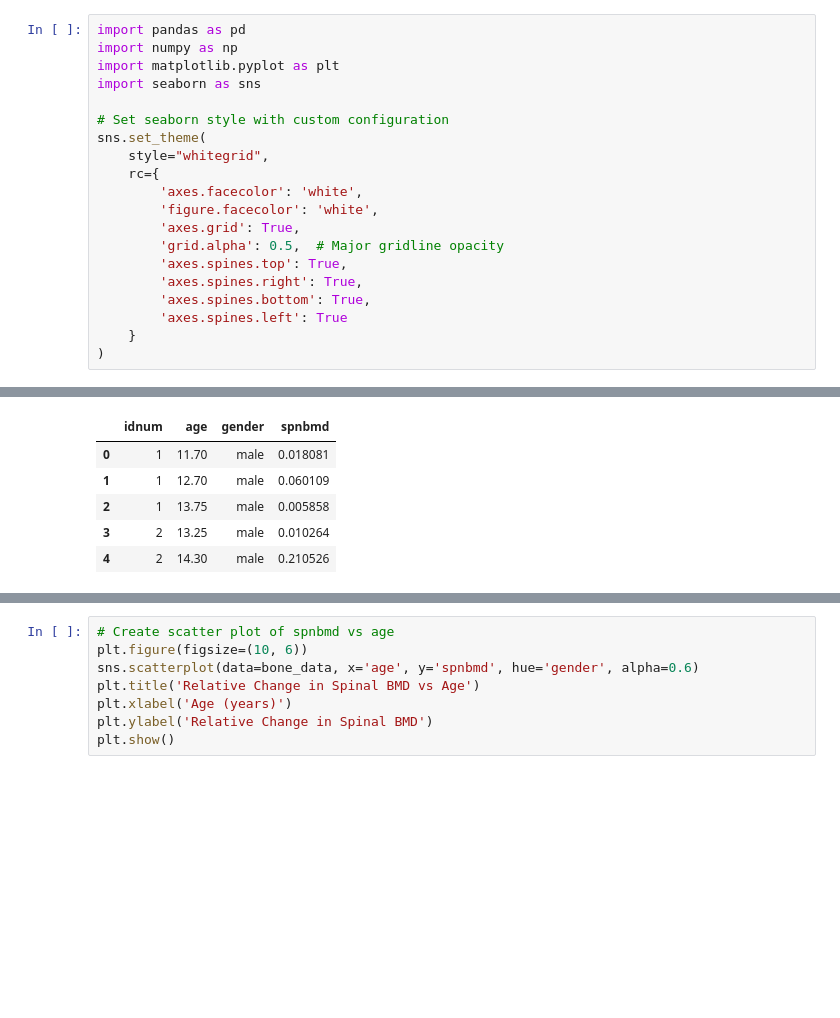
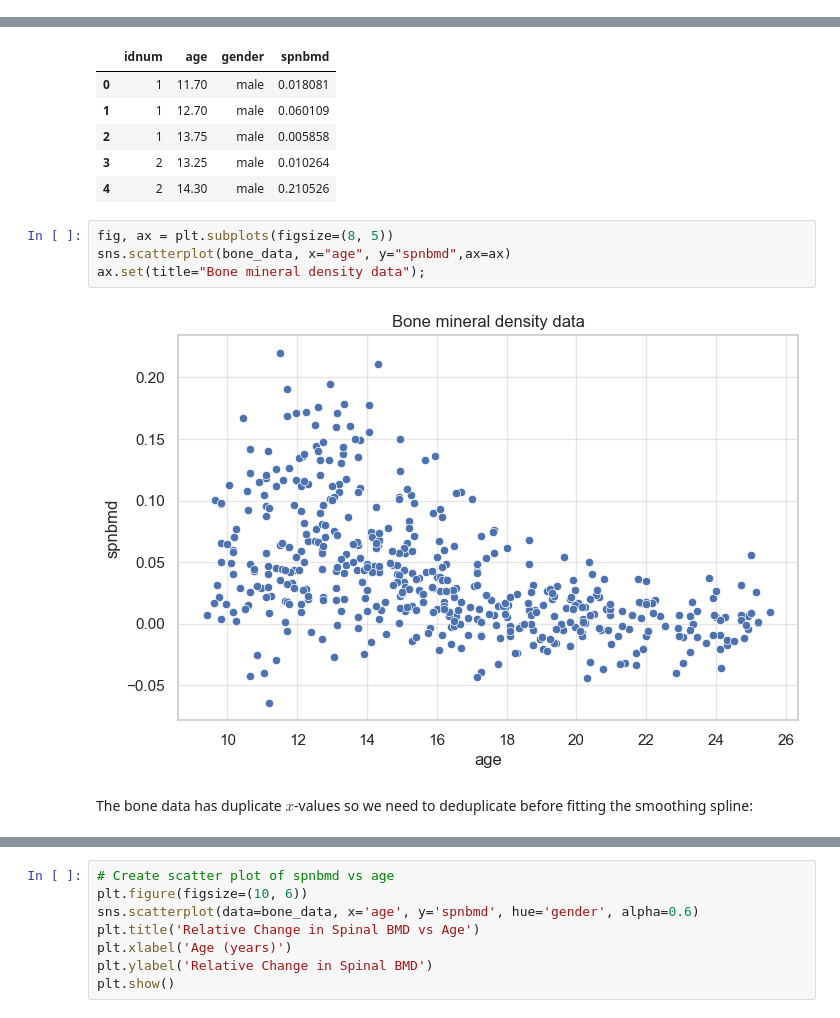
Before and after one commit to chris-leonard/elements-of-statistical-learning, a Jupyter notebook: chapter-8/chapter-8-exercises.ipynb, the cells around one changed output, grey strips where cells are left out. Drawn from its saved outputs; the diff is of its cells as text; blank space fills up the shorter version.

```diff
--- a/chapter-8/chapter-8-exercises.ipynb
+++ b/chapter-8/chapter-8-exercises.ipynb
@@ -15,23 +47,3 @@ Construct pointwise 90% confidence bands for the underlying function.
 Compare the results to those obtained in (a) and (b).
 # %% [markdown]
 ### Solution
-# %%
-import pandas as pd
-import numpy as np
-import matplotlib.pyplot as plt
-import seaborn as sns
-
-# Set seaborn style with custom configuration
-sns.set_theme(
-    style="whitegrid",
-    rc={
-        'axes.facecolor': 'white',
-        'figure.facecolor': 'white',
-        'axes.grid': True,
-        'grid.alpha': 0.5,  # Major gridline opacity
-        'axes.spines.top': True,
-        'axes.spines.right': True,
-        'axes.spines.bottom': True,
-        'axes.spines.left': True
-    }
-)
@@ -46,3 +60,11 @@ bone_data.head()
 | 2 | 1 | 13.75 | male | 0.005858 |
 | 3 | 2 | 13.25 | male | 0.010264 |
 | 4 | 2 | 14.30 | male | 0.210526 |
+# %%
+fig, ax = plt.subplots(figsize=(8, 5))
+sns.scatterplot(bone_data, x="age", y="spnbmd",ax=ax)
+ax.set(title="Bone mineral density data");
+# %% [output]
+[figure, added]
+# %% [markdown]
+The bone data has duplicate $x$-values so we need to deduplicate before fitting the smoothing spline:
```
Also changed, not shown: parts of 33 cells of this notebook, 3 other files.
